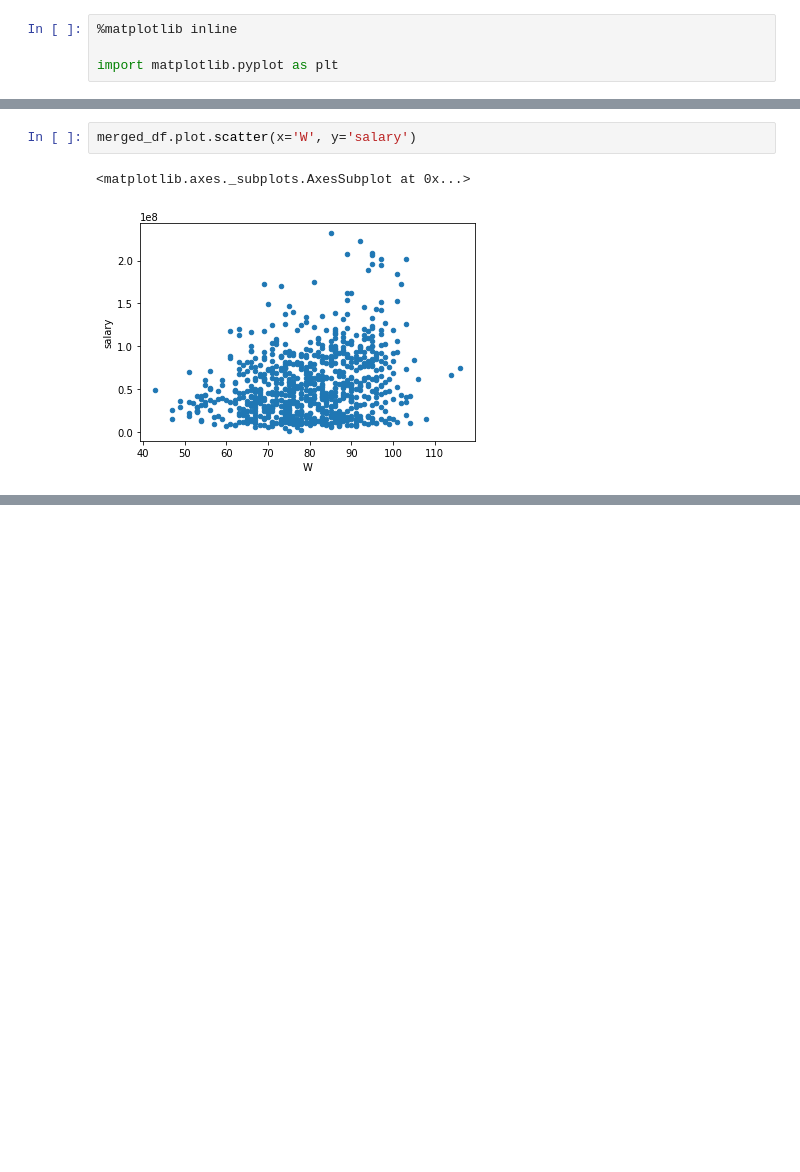
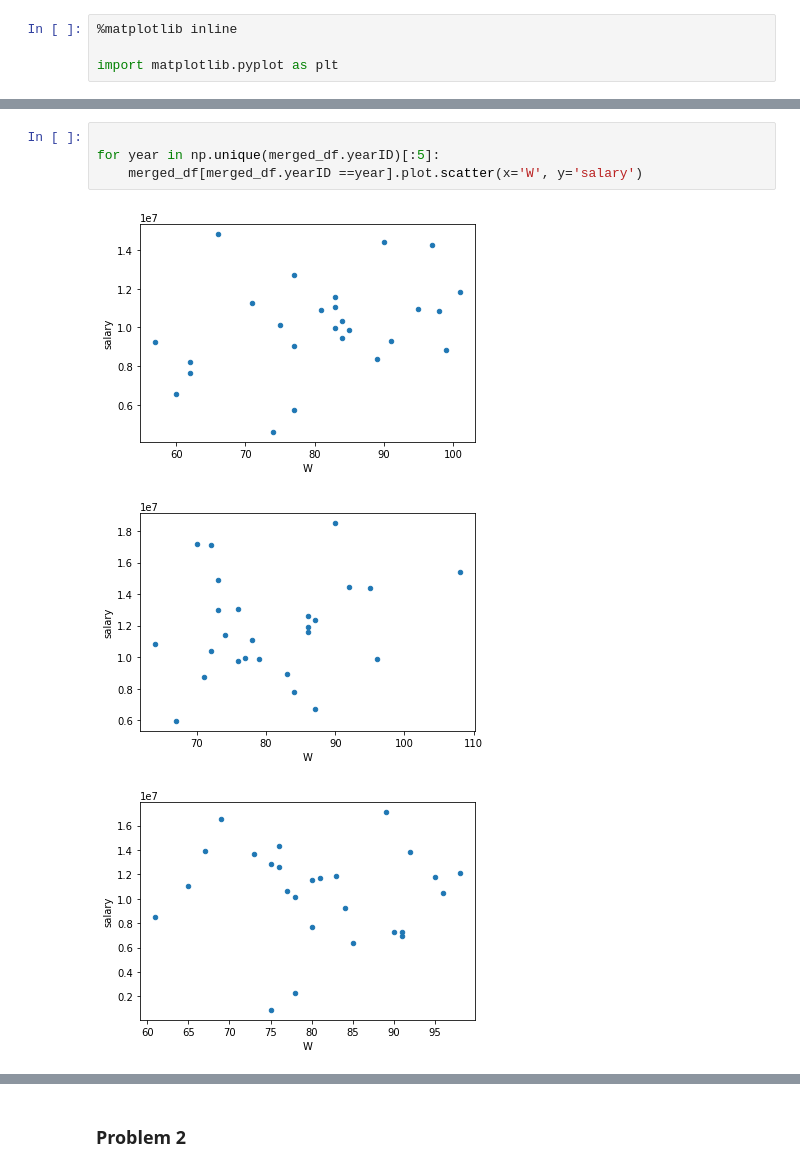
Before and after one commit to arunmarria/Fun-with-python, a Jupyter notebook: CS109 1.ipynb, the cells around one changed output, grey strips where cells are left out. Drawn from its saved outputs; the diff is of its cells as text; blank space fills up the shorter version.

```diff
--- a/CS109 1.ipynb
+++ b/CS109 1.ipynb
@@ -138,5 +149,8 @@ np.unique(merged_df.teamID, return_counts=True)
 # %%
-merged_df.plot.scatter(x='W', y='salary')
+
+for year in np.unique(merged_df.yearID)[:5]:
+    merged_df[merged_df.yearID ==year].plot.scatter(x='W', y='salary')
 # %% [output]
-<matplotlib.axes._subplots.AxesSubplot at 0x...>
-[figure, old version]
+[figure, new version]
+[figure, added]
+[figure, added]
@@ -142,0 +159,2 @@ merged_df.plot.scatter(x='W', y='salary')
+# %% [markdown]
+### Problem 2
```
Also changed, not shown: parts of 36 cells of this notebook, 15 other files.
